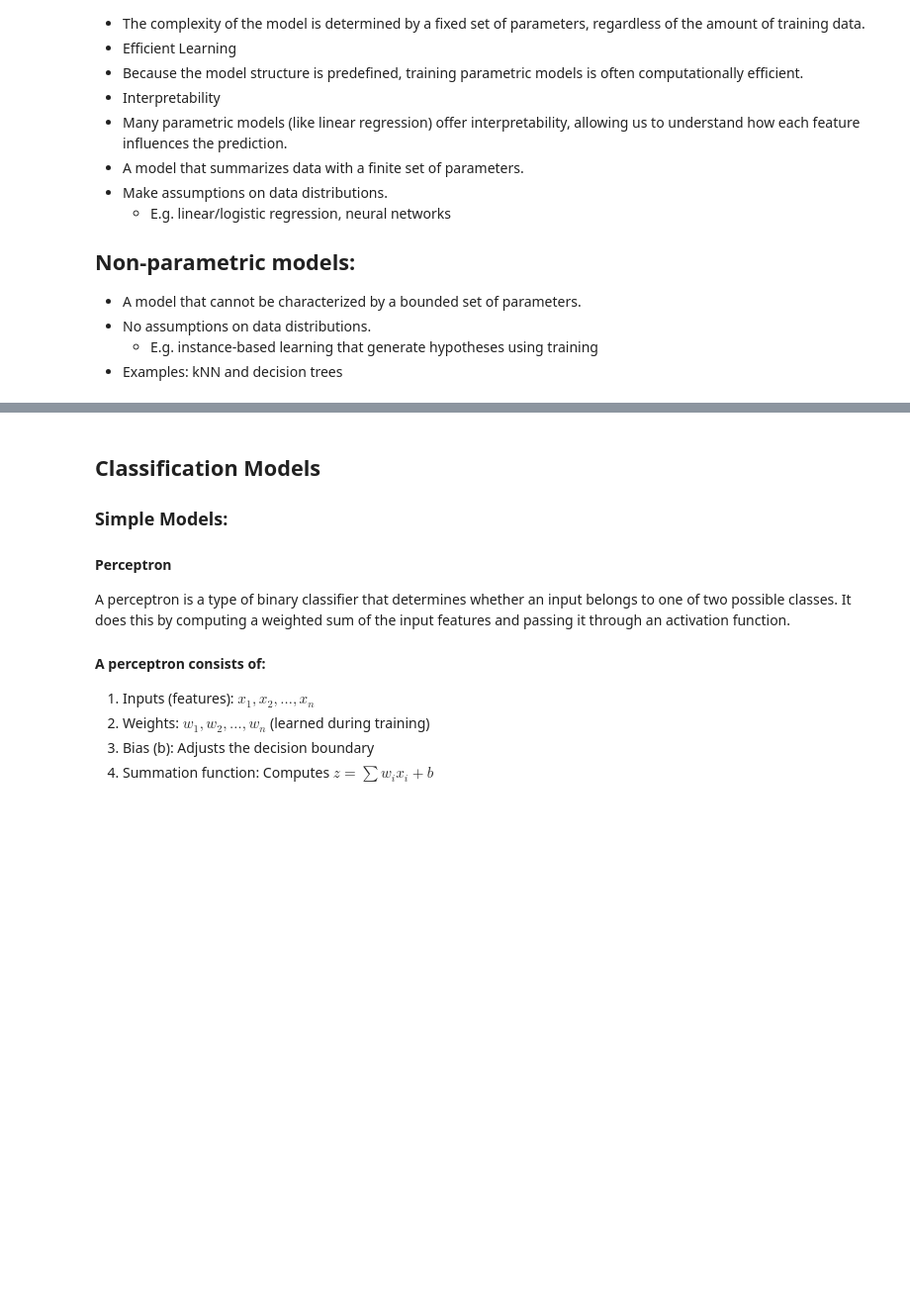
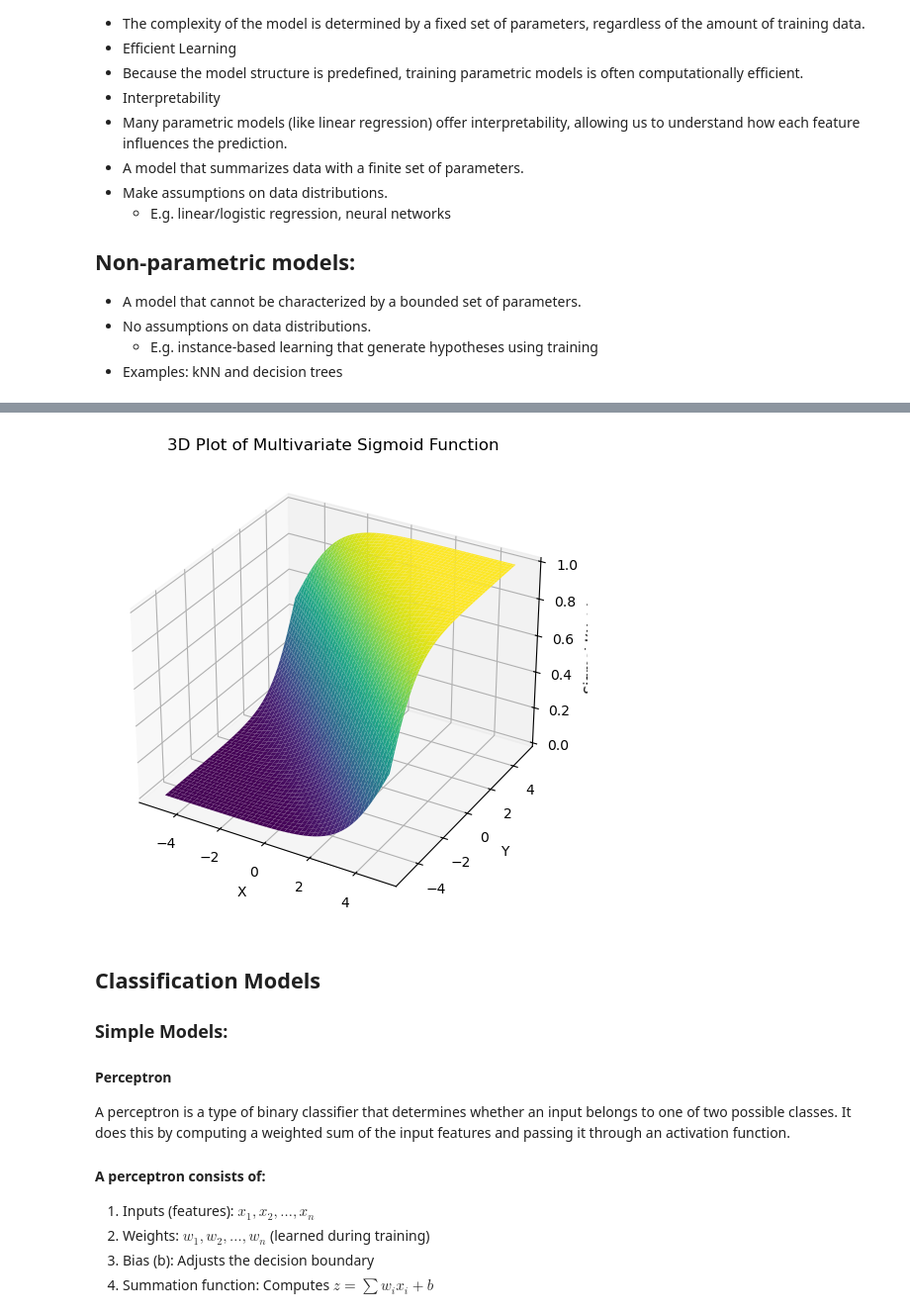
Before and after one commit to zlu/ml_study, a Jupyter notebook: logistic-regression.ipynb, the cells around one changed output, grey strips where cells are left out. Shown at 99% size. Drawn from its saved outputs; the diff is of its cells as text; code cells hidden in the pictures; blank space fills up the shorter version.

Commit message:
Update logistic/sigmoid function. Moved multivariate sigmoid function to here

```diff
--- a/logistic-regression.ipynb
+++ b/logistic-regression.ipynb
@@ -42,0 +49,7 @@ is called sigmoid function or logistic function.
+# %%
+def sigmoid(x):
+    return 1 / (1 + np.exp(-x))
+
+def sigmoid_derivative(x):
+    fx = sigmoid(x)
+    return fx * (1 - fx)
@@ -43,3 +62,38 @@ is called sigmoid function or logistic function.
+# %%
+import numpy as np
+import matplotlib.pyplot as plt
+from mpl_toolkits.mplot3d import Axes3D
+
+# Define the sigmoid function for two variables
+def sigmoid(x, y, a=1, b=1, c=0):
+    return 1 / (1 + np.exp(-(a*x + b*y + c)))
+
+# Generate grid points
+x = np.linspace(-5, 5, 100)
+y = np.linspace(-5, 5, 100)
+X, Y = np.meshgrid(x, y)
+Z = sigmoid(X, Y)
+
+# Plot the surface
+fig = plt.figure(figsize=(10, 6))
+ax = fig.add_subplot(111, projection='3d')
+ax.plot_surface(X, Y, Z, cmap='viridis', edgecolor='none')
+
+# Labels
+ax.set_xlabel('X')
+ax.set_ylabel('Y')
+ax.set_zlabel('Sigmoid(X, Y)')
+ax.set_title('3D Plot of Multivariate Sigmoid Function')
+
+plt.show()
+
+"""
+Meshgrid is created for values of x and y.
+- Z values are computed using the sigmoid function.
+- The function is plotted in 3D using plot_surface() with the viridis colormap.
+"""
+# %% [output]
+[figure, added]
 # %% [markdown]
 ## Classification Models
 
```
Also changed, not shown: parts of 2 cells of this notebook, 1 other file.
